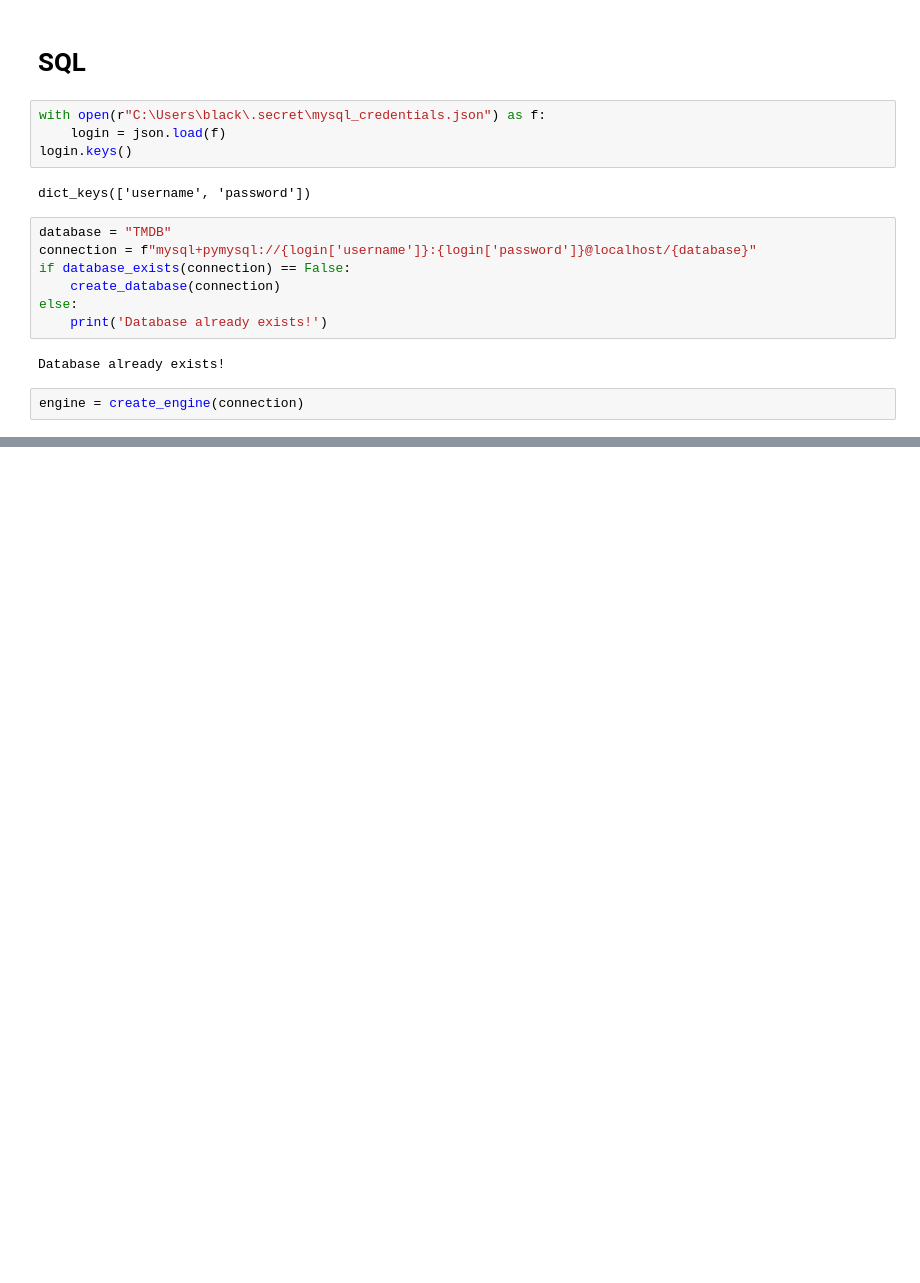
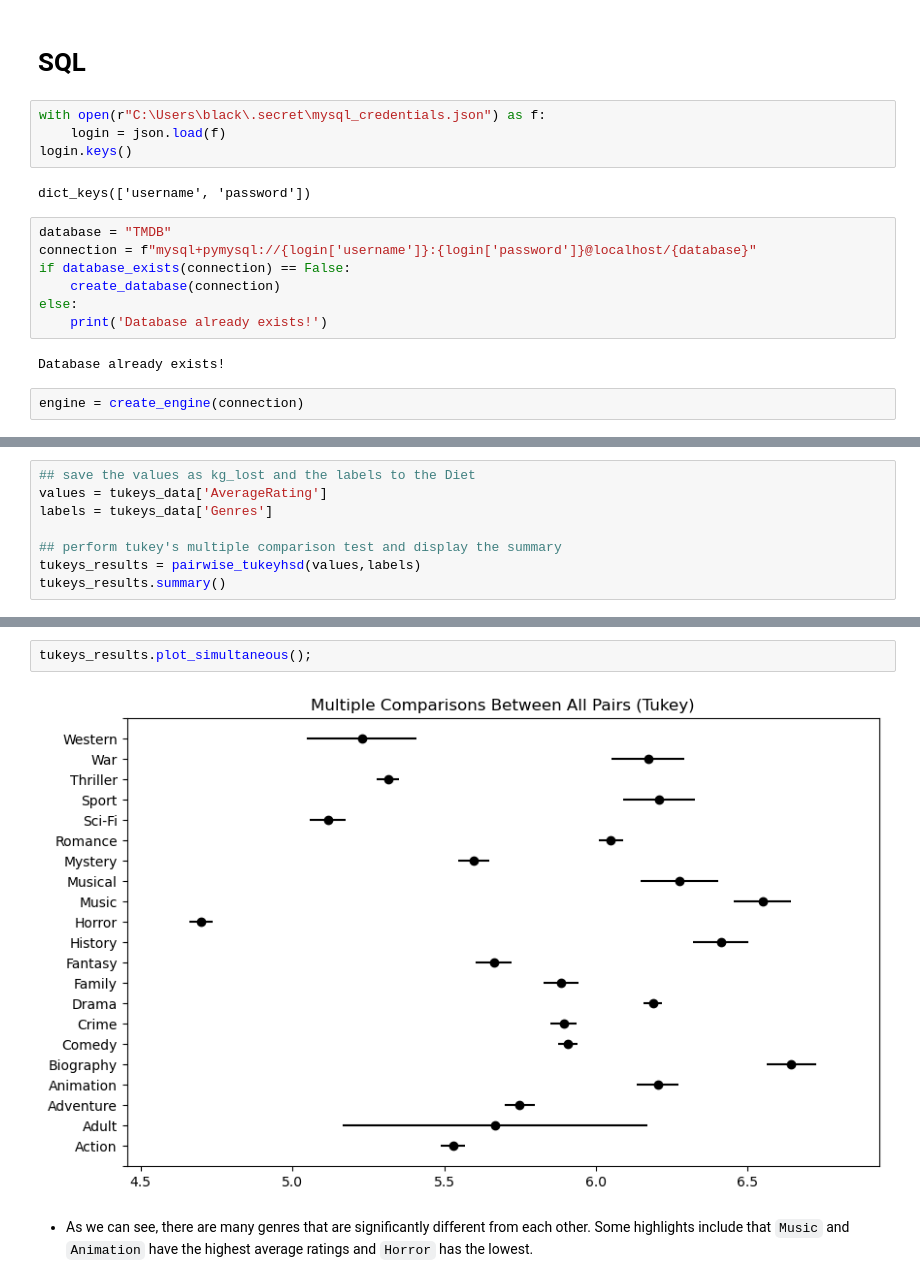
Before and after one commit to J4sonN/IMDB-data-enrichment, a Jupyter notebook: TMDB Hypothesis Testing.ipynb, the cells around one changed output, grey strips where cells are left out. Drawn from its saved outputs; the diff is of its cells as text; blank space fills up the shorter version.

```diff
--- a/TMDB Hypothesis Testing.ipynb
+++ b/TMDB Hypothesis Testing.ipynb
@@ -34,0 +630,8 @@ Question 1:
+# %%
+## save the values as kg_lost and the labels to the Diet
+values = tukeys_data['AverageRating']
+labels = tukeys_data['Genres']
+
+## perform tukey's multiple comparison test and display the summary
+tukeys_results = pairwise_tukeyhsd(values,labels)
+tukeys_results.summary()
@@ -34,0 +699,6 @@ Question 1:
+# %%
+tukeys_results.plot_simultaneous();
+# %% [output]
+[figure, added]
+# %% [markdown]
+- As we can see, there are many genres that are significantly different from each other. Some highlights include that `Music` and `Animation` have the highest average ratings and `Horror` has the lowest.
```
Also changed, not shown: parts of 108 cells of this notebook, 3 other files.
